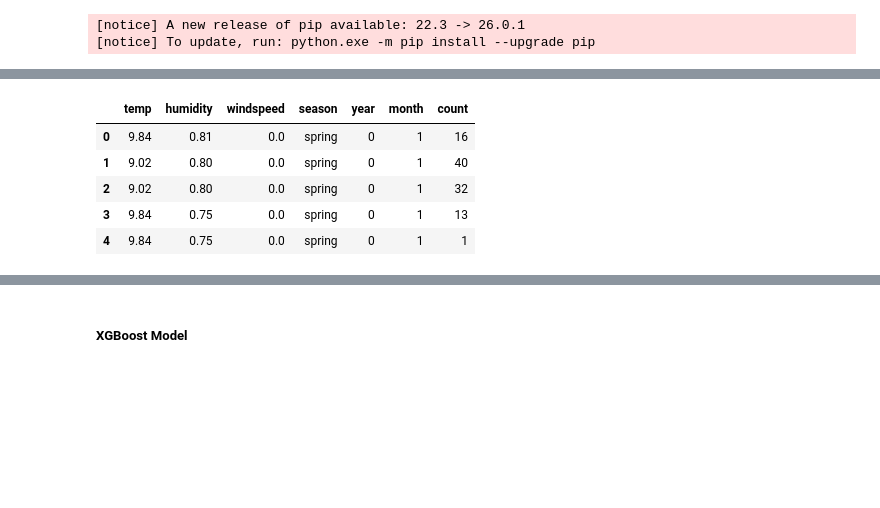
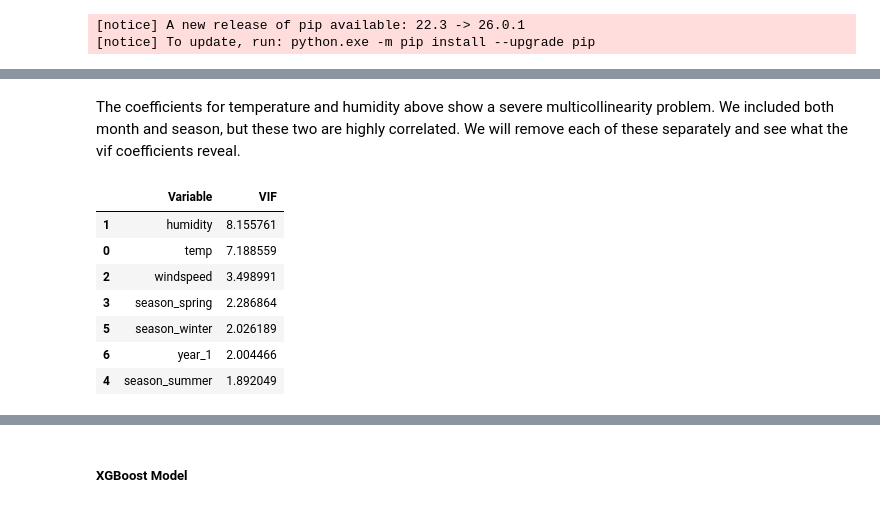
Before and after one commit to rumen111/data_science, a Jupyter notebook: data_science.ipynb, the cells around one changed output, grey strips where cells are left out. Saved outputs shown, nothing was run; the diff lists cells and outputs as text; code cells hidden in the pictures; blank space fills up the shorter version.

```diff
--- a/data_science.ipynb
+++ b/data_science.ipynb
@@ -322,10 +342,38 @@ NameError: name 'df_full' is not defined
+# %% [markdown]
+The coefficients for temperature and humidity above show a severe multicollinearity problem. We included both month and season, but these two are highly correlated. We will remove each of these separately and see what the vif coefficients reveal.
 # %%
+import pandas as pd
+from statsmodels.stats.outliers_influence import variance_inflation_factor
 
-df.head()
+
+S = df[[
+    "temp", "humidity", "windspeed",
+    "season", "year"
+]].copy()
+
+
+S = pd.get_dummies(S, columns=["season", "year"], drop_first=True)
+
+
+S = S.astype(float)
+
+
+vif_data = pd.DataFrame()
+vif_data["Variable"] = S.columns
+vif_data["VIF"] = [
+    variance_inflation_factor(S.values, i)
+    for i in range(S.shape[1])
+]
+
+vif_data = vif_data.sort_values(by="VIF", ascending=False)
+
+vif_data
 # %% [output]
-|  | temp | humidity | windspeed | season | year | month | count |
-| 0 | 9.84 | 0.81 | 0.0 | spring | 0 | 1 | 16 |
-| 1 | 9.02 | 0.80 | 0.0 | spring | 0 | 1 | 40 |
-| 2 | 9.02 | 0.80 | 0.0 | spring | 0 | 1 | 32 |
-| 3 | 9.84 | 0.75 | 0.0 | spring | 0 | 1 | 13 |
-| 4 | 9.84 | 0.75 | 0.0 | spring | 0 | 1 | 1 |
+|  | Variable | VIF |
+| 1 | humidity | 8.155761 |
+| 0 | temp | 7.188559 |
+| 2 | windspeed | 3.498991 |
+| 3 | season_spring | 2.286864 |
+| 5 | season_winter | 2.026189 |
+| 6 | year_1 | 2.004466 |
+| 4 | season_summer | 1.892049 |
```
Also changed, not shown: parts of 29 cells of this notebook.
